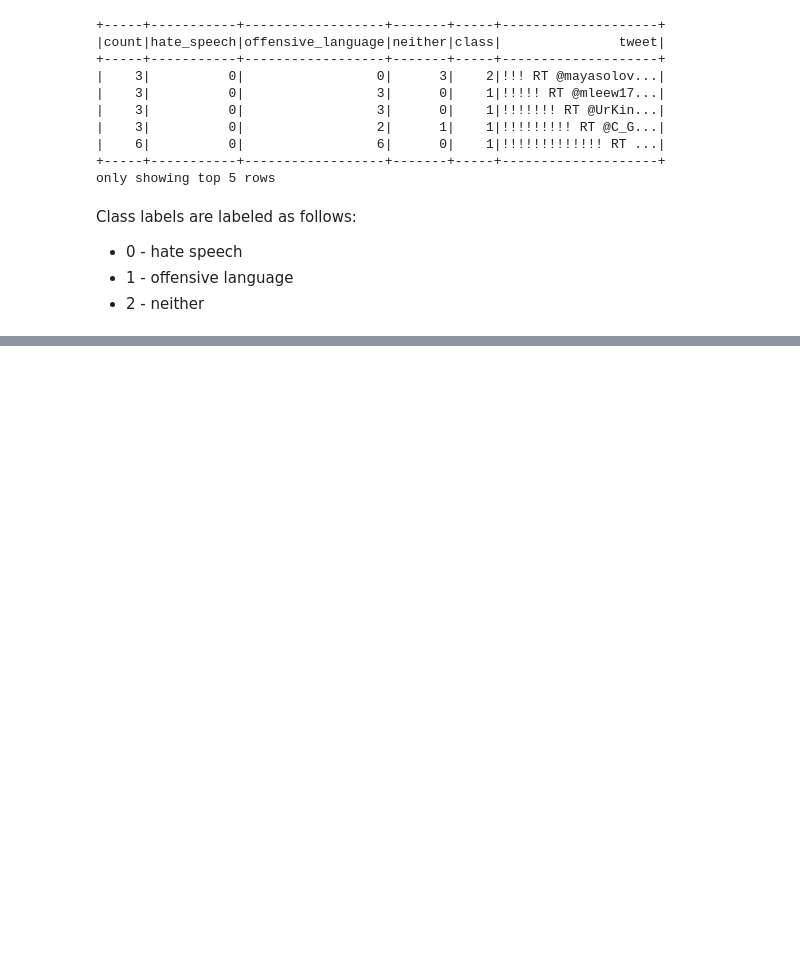
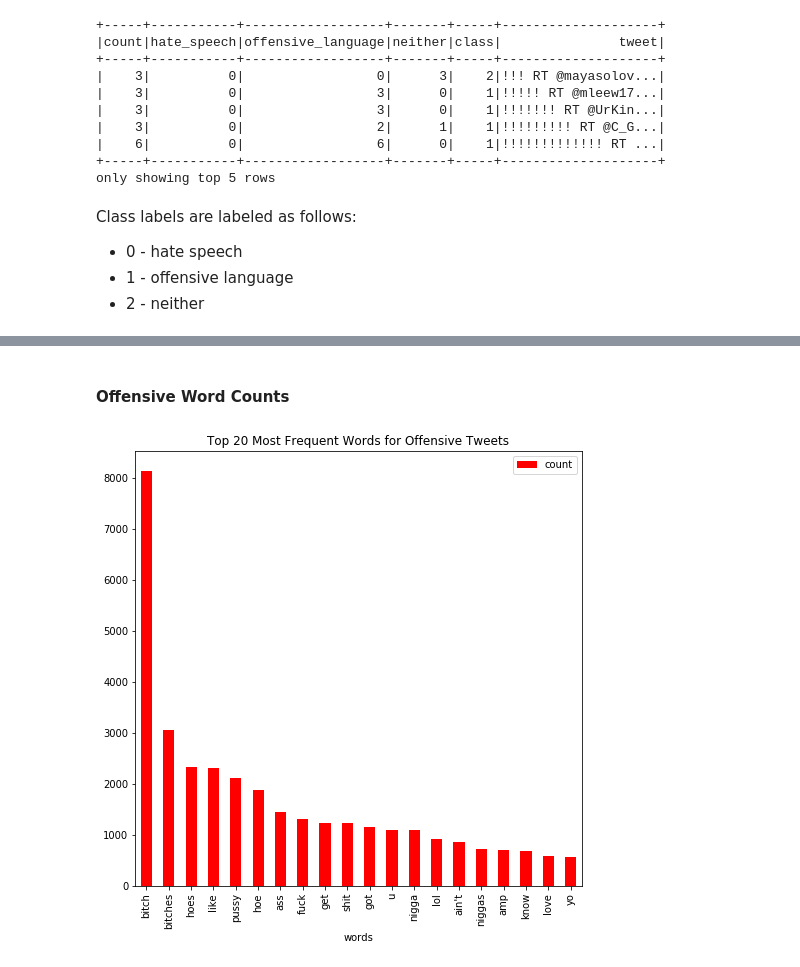
Before and after one commit to matthewbcoleman/school_projects, a Jupyter notebook: Hate_speech_classifier/classifier.ipynb, the cells around one changed output, grey strips where cells are left out. Cells and saved outputs as stored; diff of their text form; code cells hidden in the pictures; blank space fills up the shorter version.

```diff
--- a/Hate_speech_classifier/classifier.ipynb
+++ b/Hate_speech_classifier/classifier.ipynb
@@ -100,0 +240,7 @@ spark.stop()
+# %% [markdown]
+#### Offensive Word Counts
+# %%
+plot_wordcount(offensive_tweets, inputCol = 'tokens_clean',
+               outputCol = 'words', top_num = 20, type_tweet= 'Offensive', color = 'red')
+# %% [output]
+[figure, added]
```
Also changed, not shown: parts of 129 cells of this notebook.
